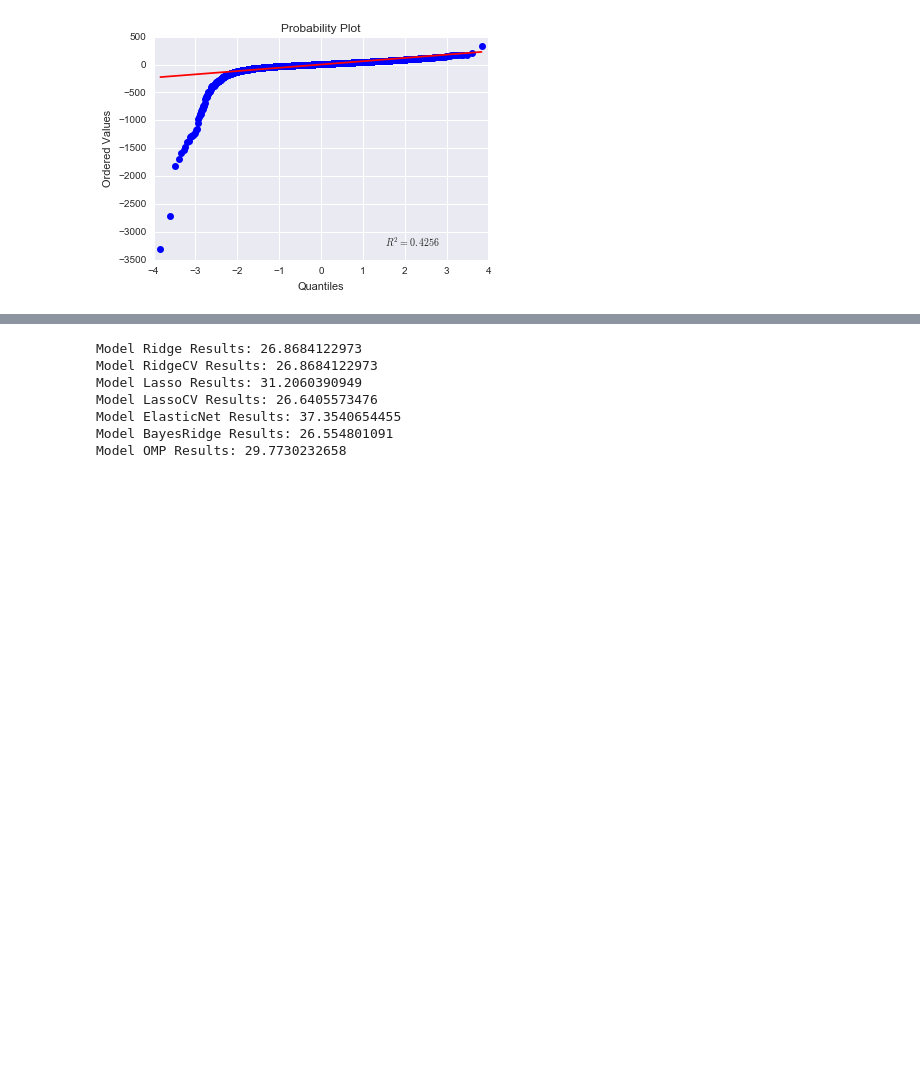
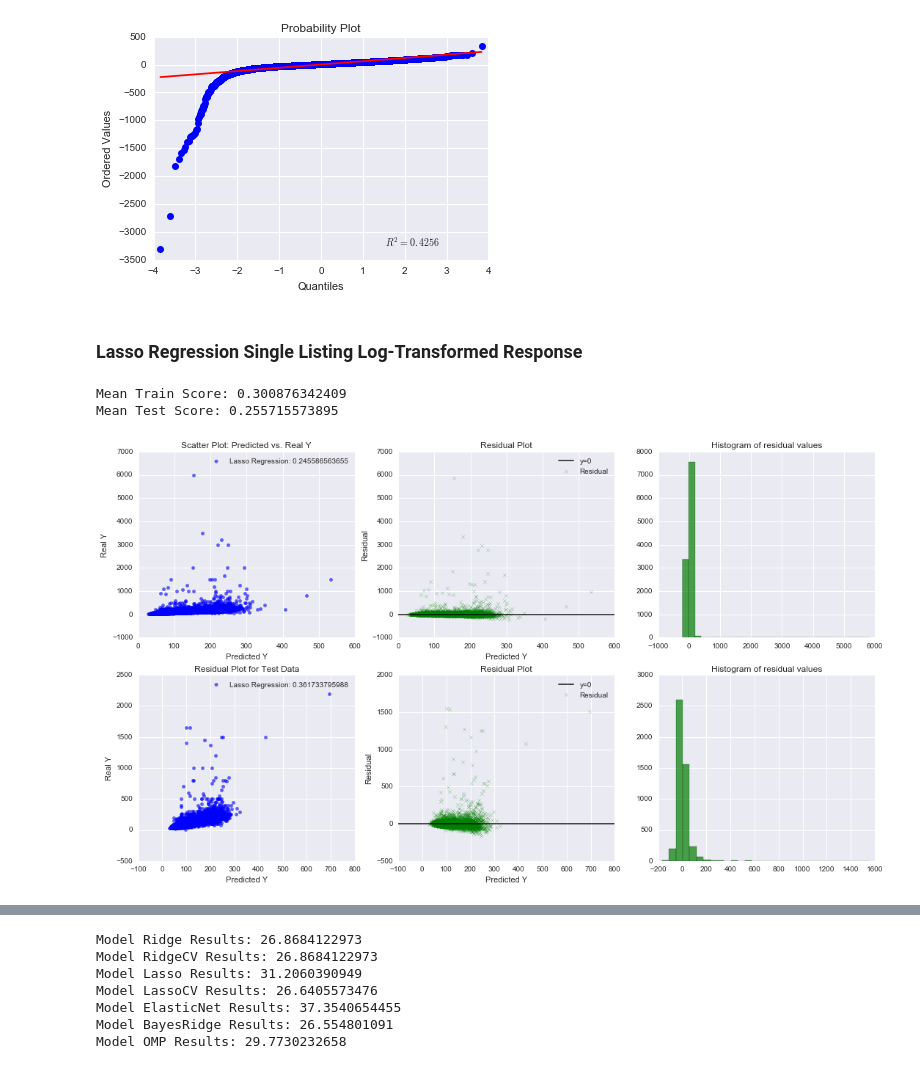
Before and after one commit to samuelklam/airbnb-pricing-prediction, a Jupyter notebook: data-modeling/data-modeling-baseline.ipynb, the cells around one changed output, grey strips where cells are left out. Cells and saved outputs as stored; diff of their text form; code cells hidden in the pictures; blank space fills up the shorter version.

Commit message:
add in final analysis on data modeling

```diff
--- a/data-modeling/data-modeling-baseline.ipynb
+++ b/data-modeling/data-modeling-baseline.ipynb
@@ -575,3 +575,21 @@ stats.probplot(lasso_data_vals[2]['y_pred'] - lasso_data_vals[2]['y_real'], dist
 pylab.show()
 # %% [output]
 [figure]
+# %% [markdown]
+### Lasso Regression Single Listing Log-Transformed Response
+# %%
+reg_params = 10.**np.linspace(-10, 5, 10)
+LassoCV_model = model_iterations(5, x_1, y_1_log, LassoCV(alphas=reg_params, fit_intercept=True, cv=5), True)
+# %% [output]
+Mean Train Score: 0.300876342409
+Mean Test Score: 0.255715573895
+# %%
+# plot the residuals of a lasso regression model
+fig, axes = plt.subplots(2, 3, figsize=(18, 10))
+
+lasso_data_vals = LassoCV_model.data_frame_convert_log()
+plot_residual(axes[0][0], axes[0][1], axes[0][2], lasso_data_vals[2]['y_pred'], lasso_data_vals[2]['y_real'], 'Lasso Regression: {}'.format(lasso_data_vals[0]), 'Scatter Plot: Predicted vs. Real Y')
+plot_residual(axes[1][0], axes[1][1], axes[1][2], lasso_data_vals[3]['y_pred_test'], lasso_data_vals[3]['y_real_test'], 'Lasso Regression: {}'.format(lasso_data_vals[1]), 'Residual Plot for Test Data')
+plt.show()
+# %% [output]
+[figure, added]
```
Also changed, not shown: parts of 27 cells of this notebook.
